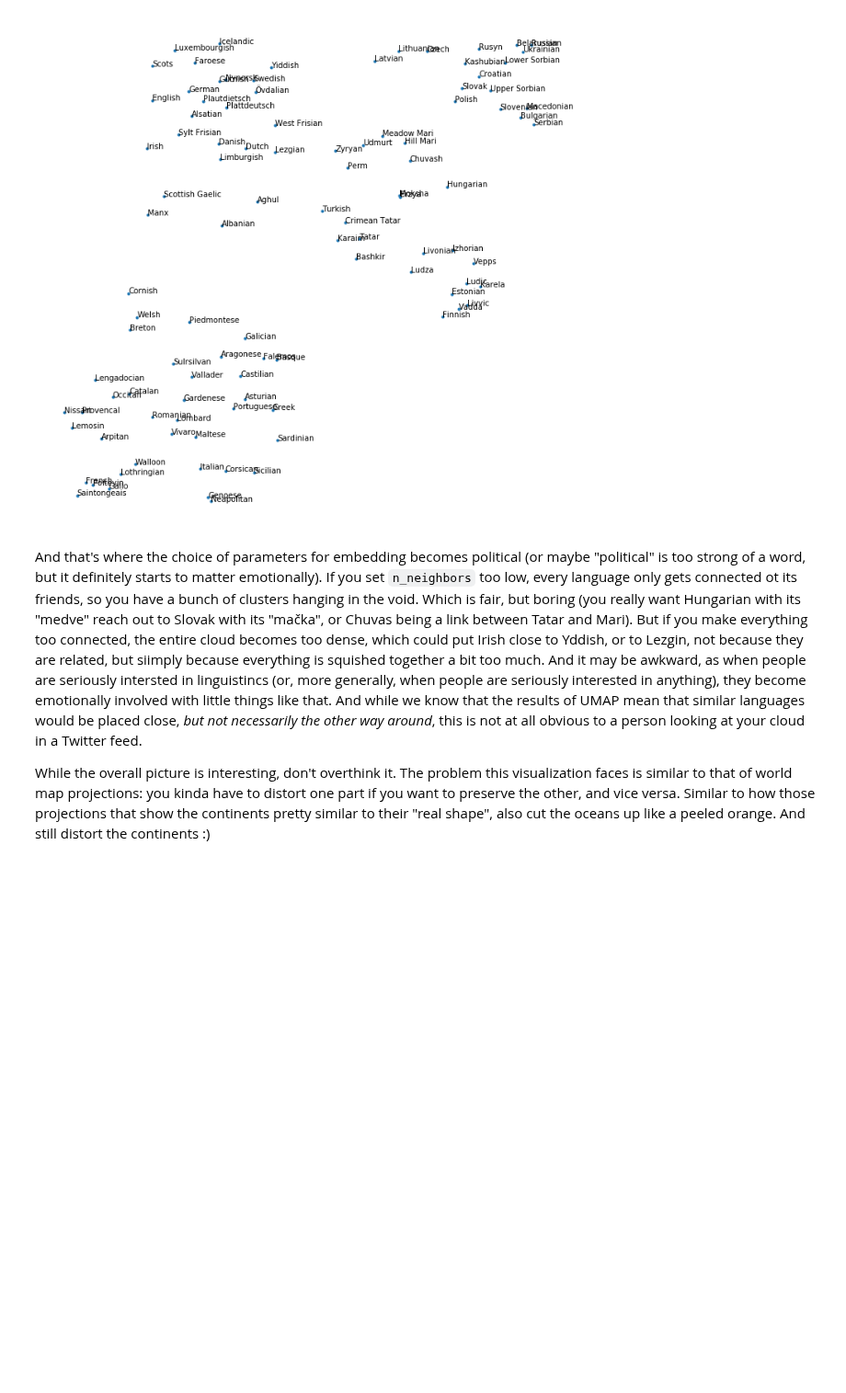
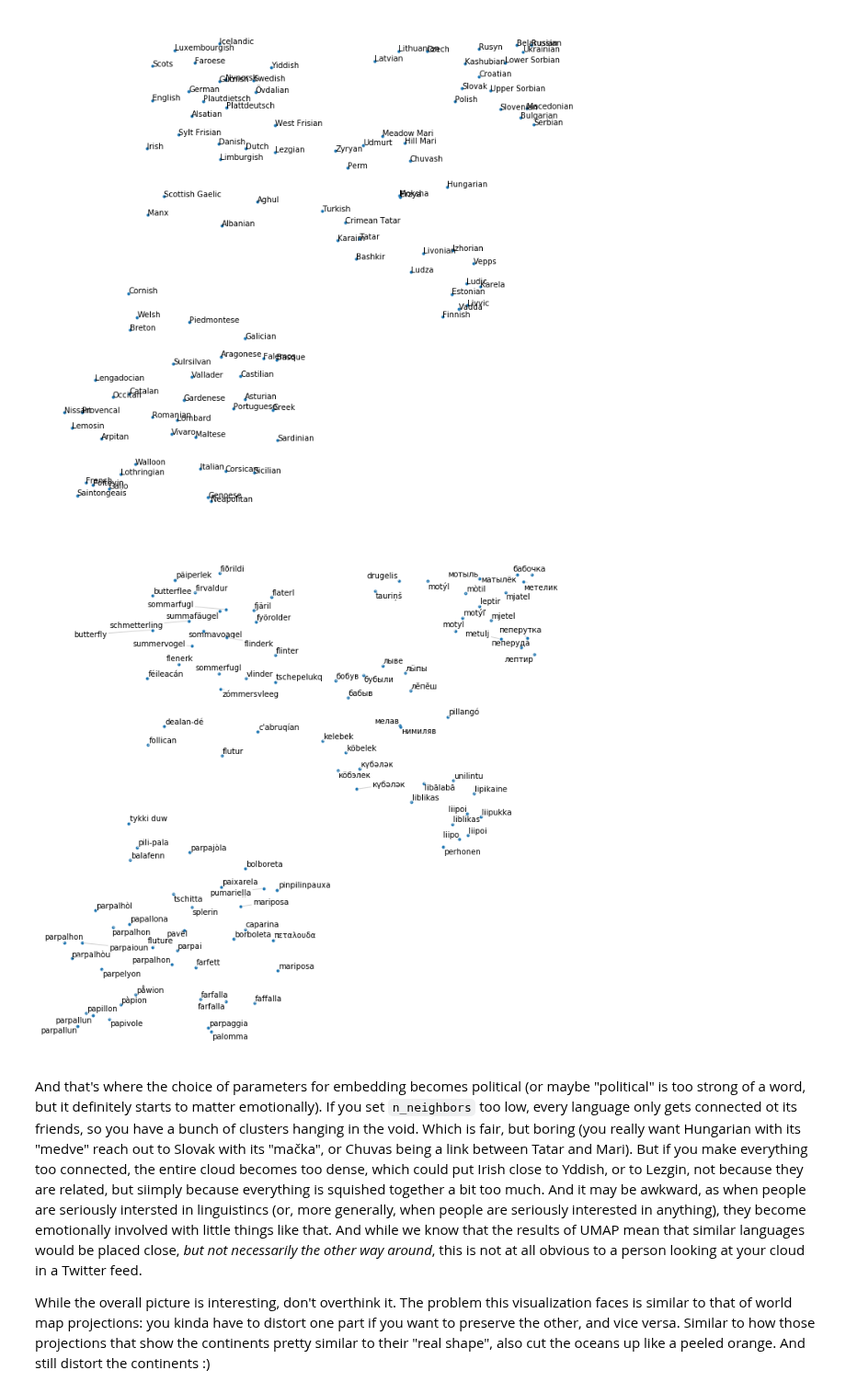
Before and after one commit to khakhalin/Sketches, a Jupyter notebook: text_games/lang_cloud.ipynb, the cells around one changed output. Shown at 92% size. Drawn from its saved outputs; the diff is of its cells as text; code cells hidden in the pictures; blank space fills up the shorter version.

```diff
--- a/text_games/lang_cloud.ipynb
+++ b/text_games/lang_cloud.ipynb
@@ -238,6 +238,17 @@ for i in range(len(lang_list)):
 # adjust_text(texts, arrowprops=dict(arrowstyle='-', color='lightgray'))
 # %% [output]
 [figure]
+# %%
+# Pick one word and plot it
+plt.figure(figsize=(12,12), facecolor='white');
+plt.axis('off');
+plt.plot(y[:,0], y[:,1], '.');
+texts = []
+for i in range(len(lang_list)):
+    texts.append(plt.text(y[i,0], y[i,1], bag[lang_list[i]]['butterfly']))
+adjust_text(texts, arrowprops=dict(arrowstyle='-', color='lightgray'));
+# %% [output]
+[figure, added]
 # %% [markdown]
 And that's where the choice of parameters for embedding becomes political (or maybe "political" is too strong of a word, but it definitely starts to matter emotionally). If you set `n_neighbors` too low, every language only gets connected ot its friends, so you have a bunch of clusters hanging in the void. Which is fair, but boring (you really want Hungarian with its "medve" reach out to Slovak with its "mačka", or Chuvas being a link between Tatar and Mari). But if you make everything too connected, the entire cloud becomes too dense, which could put Irish close to Yddish, or to Lezgin, not because they are related, but siimply because everything is squished together a bit too much. And it may be awkward, as when people are seriously intersted in linguistincs (or, more generally, when people are seriously interested in anything), they become emotionally involved with little things like that. And while we know that the results of UMAP mean that similar languages would be placed close, _but not necessarily the other way around_, this is not at all obvious to a person looking at your cloud in a Twitter feed.
 
```
